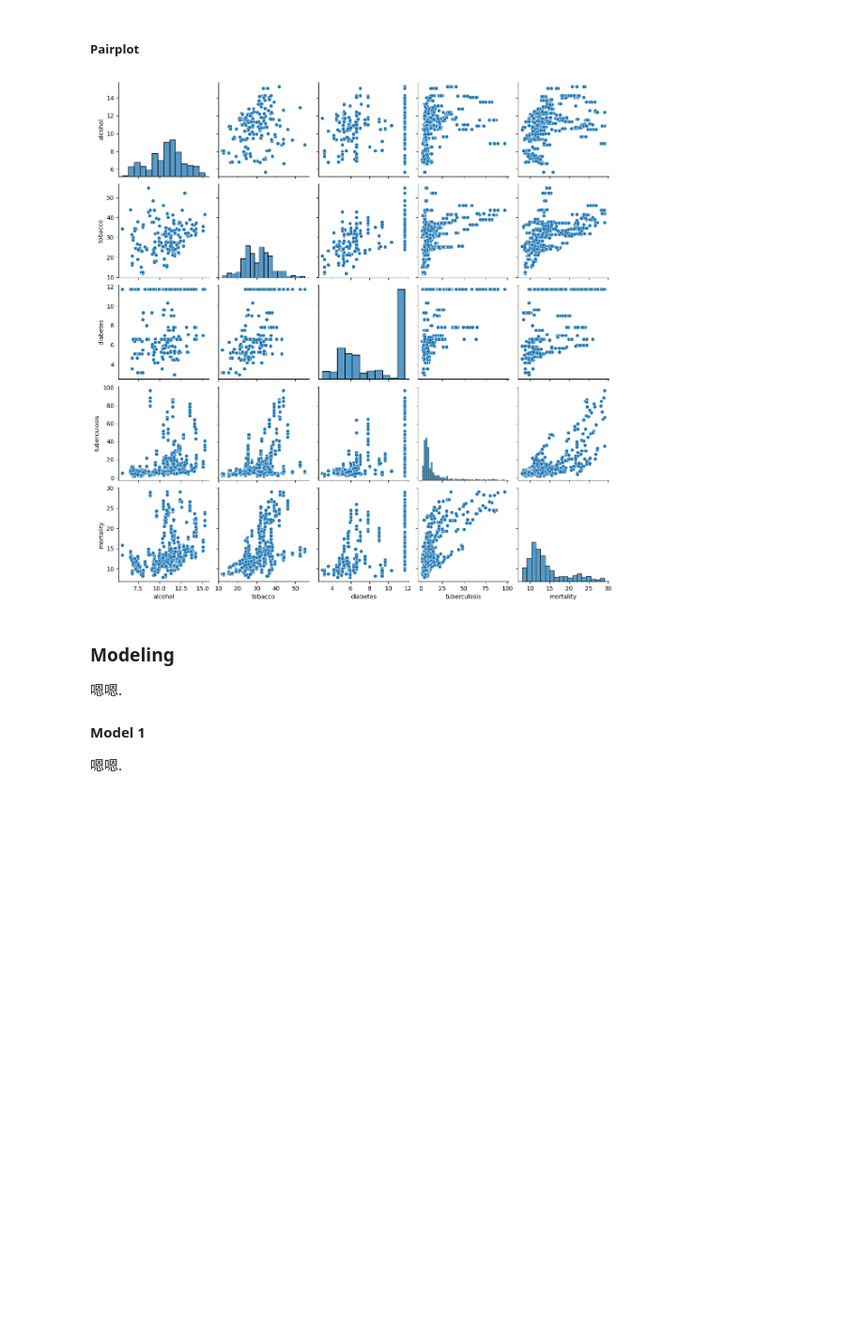
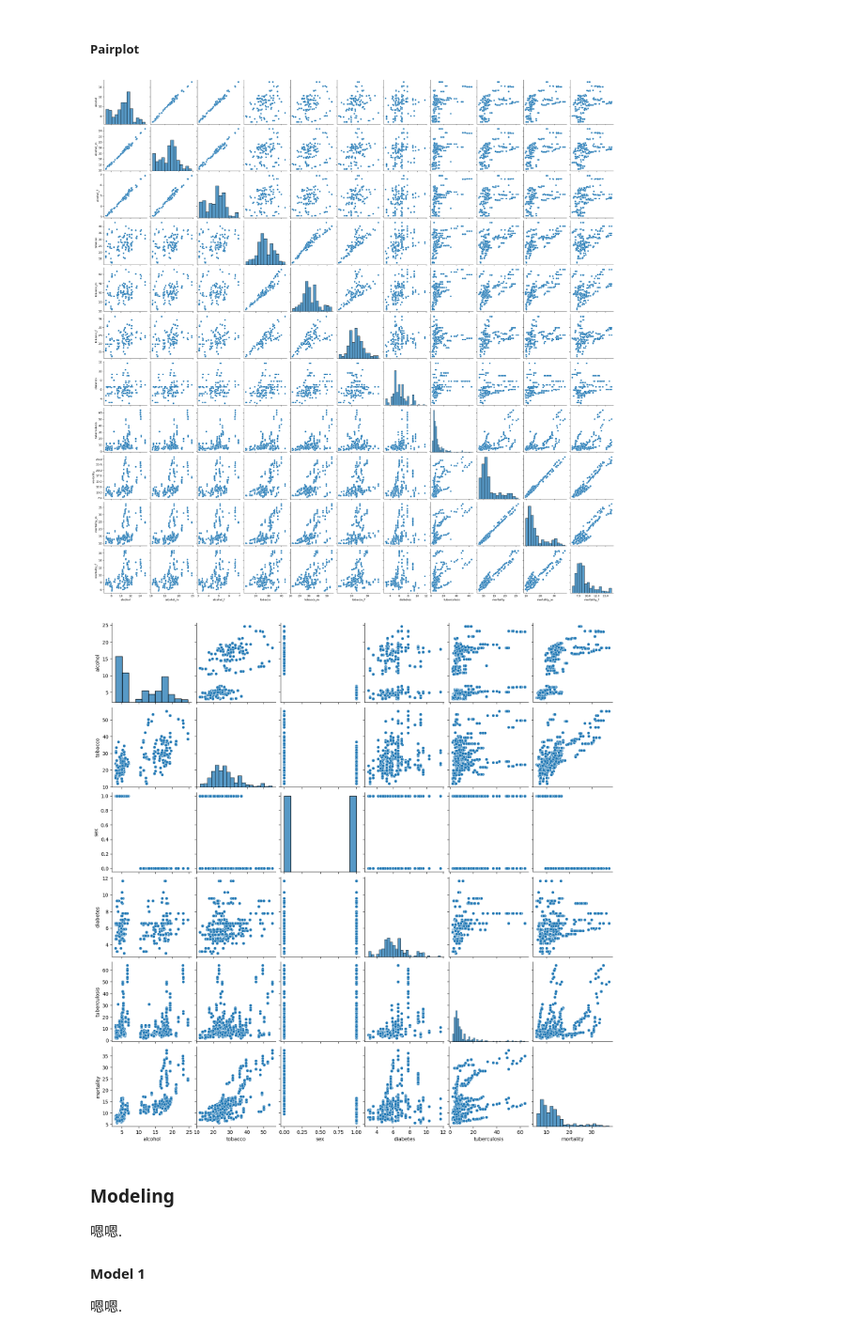
Before and after one commit to Gralerfics/SLDS_Project_OpenStudy, a Jupyter notebook: src/main.ipynb, the cells around one changed output. Shown at 94% size. Saved outputs shown, nothing was run; the diff lists cells and outputs as text; code cells hidden in the pictures; blank space fills up the shorter version.

Commit message:
feat(data): add data preparation.

```diff
--- a/src/main.ipynb
+++ b/src/main.ipynb
@@ -78,7 +78,6 @@ else:
 
     diabetes_df = organize_dataframe(diabetes_csv, 'diabetes') # Diabetes Prevalence
     merged_df = pd.merge(merged_df, diabetes_df, on = ['Country Code', 'Year Code'], how = 'outer')
-    diabetes_df.to_csv('diabetes.csv', index = False)
 
     tuberculosis_df = organize_dataframe(tuberculosis_csv, 'tuberculosis') # Tuberculosis Incidence
     merged_df = pd.merge(merged_df, tuberculosis_df, on = ['Country Code', 'Year Code'], how = 'outer')
@@ -100,9 +99,6 @@ else:
     dataset_test = dataset_test.reset_index(drop = True)
     dataset_train.to_csv(train_data_path, index = False)
     dataset_test.to_csv(test_data_path, index = False)
-
-# print(dataset_train)
-# print(dataset_test)
 # %% [markdown]
 #### Understanding the Data
 ##### Correlation Matrix
@@ -115,0 +105,27 @@ plt.show()
+# %%
+# plt.figure(figsize = (10, 8))
+# sns.heatmap(dataset_train.drop(columns = ['alcohol_m', 'alcohol_f', 'tobacco_m', 'tobacco_f', 'mortality_m', 'mortality_f']).corr(), annot = True, cmap = 'coolwarm', fmt = '.2f')
+# plt.title('Feature Correlation Heatmap')
+# plt.show()
+
+# plt.figure(figsize = (10, 8))
+# sns.heatmap(dataset_train.corr(), annot = True, cmap = 'coolwarm', fmt = '.2f')
+# plt.title('Feature Correlation Heatmap')
+# plt.show()
+
+plt.figure(figsize = (10, 8))
+sns.heatmap(dataset_train.drop(columns = ['alcohol', 'tobacco', 'mortality']).corr(), annot = True, cmap = 'coolwarm', fmt = '.2f')
+plt.title('Feature Correlation Heatmap')
+plt.show()
+
+# Add sex column and substitute total values
+rows = []
+for i, row in dataset_train.iterrows():
+    rows.append({'alcohol': row['alcohol_m'], 'tobacco': row['tobacco_m'], 'sex': 0, 'diabetes': row['diabetes'], 'tuberculosis': row['tuberculosis'], 'mortality': row['mortality_m']})
+    rows.append({'alcohol': row['alcohol_f'], 'tobacco': row['tobacco_f'], 'sex': 1, 'diabetes': row['diabetes'], 'tuberculosis': row['tuberculosis'], 'mortality': row['mortality_f']})
+dataset_train_mf = pd.DataFrame(rows)
+
+# plt.figure(figsize = (10, 8))
+# sns.heatmap(dataset_train_mf.corr(), annot = True, cmap = 'coolwarm', fmt = '.2f')
+# plt.title('Feature Correlation Heatmap')
+# plt.show()
@@ -118,11 +136,21 @@ plt.show()
 # %%
 with warnings.catch_warnings():
     warnings.simplefilter('ignore', category = Warning)
 
-    sns.pairplot(dataset_train.drop(columns = ['alcohol_m', 'alcohol_f', 'tobacco_m', 'tobacco_f', 'mortality_m', 'mortality_f']))
+    # sns.pairplot(dataset_train.drop(columns = ['alcohol_m', 'alcohol_f', 'tobacco_m', 'tobacco_f', 'mortality_m', 'mortality_f']))
+    # plt.show()
+
+    # sns.pairplot(dataset_train.drop(columns = ['alcohol', 'tobacco', 'mortality']))
+    # plt.show()
+
+    sns.pairplot(dataset_train)
     plt.show()
+
+    sns.pairplot(dataset_train_mf)
+    plt.show()
 # %% [output]
-[figure, old version]
+[figure, new version]
+[figure, added]
 # %% [markdown]
 ### Modeling
 嗯嗯.
```
Also changed, not shown: parts of 2 cells of this notebook, 2 other files.
